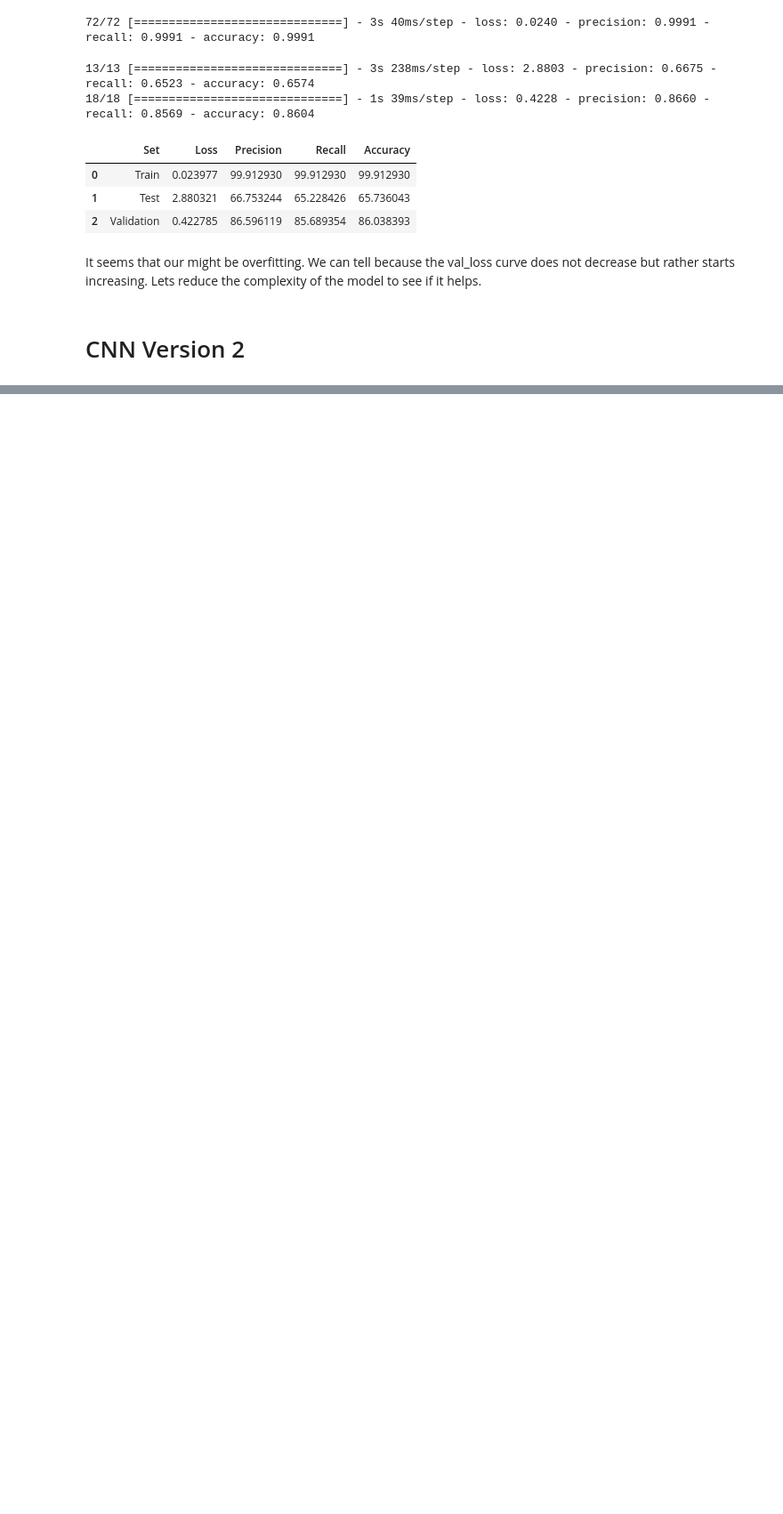
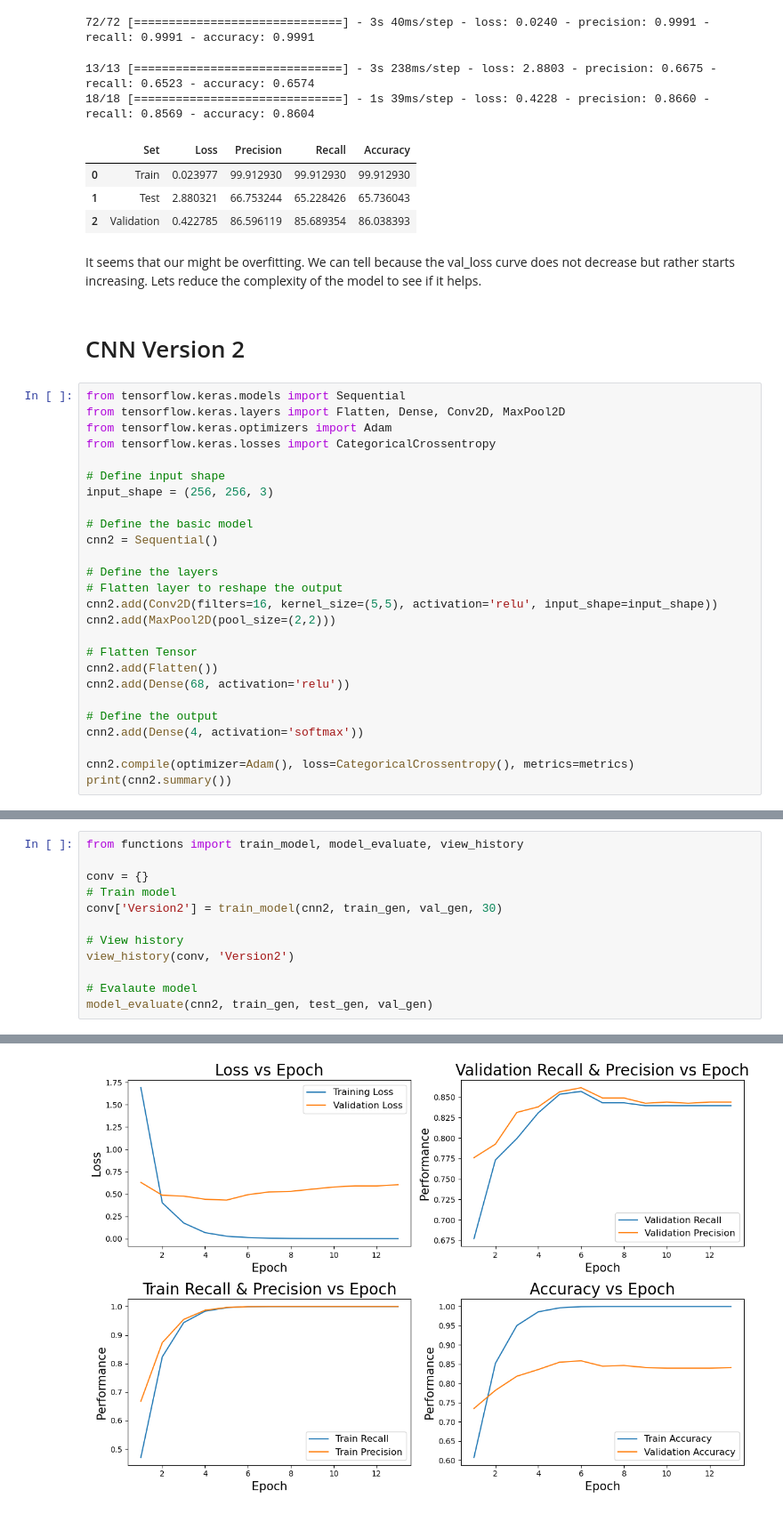
Before and after one commit to cristopher-d-delgado/brain_tumor_classification, a Jupyter notebook: notebook.ipynb, the cells around one changed output, grey strips where cells are left out. Shown: that part at 89% size. Saved outputs shown, nothing was run; the diff lists cells and outputs as text; blank space fills up the shorter version.

```diff
--- a/notebook.ipynb
+++ b/notebook.ipynb
@@ -289,3 +265,29 @@ Total training time: 42.906078577041626 seconds
 It seems that our might be overfitting. We can tell because the val_loss curve does not decrease but rather starts increasing. Lets reduce the complexity of the model to see if it helps.
 # %% [markdown]
 # CNN Version 2
+# %%
+from tensorflow.keras.models import Sequential
+from tensorflow.keras.layers import Flatten, Dense, Conv2D, MaxPool2D
+from tensorflow.keras.optimizers import Adam
+from tensorflow.keras.losses import CategoricalCrossentropy
+
+# Define input shape
+input_shape = (256, 256, 3)
+
+# Define the basic model
+cnn2 = Sequential()
+
+# Define the layers
+# Flatten layer to reshape the output
+cnn2.add(Conv2D(filters=16, kernel_size=(5,5), activation='relu', input_shape=input_shape))
+cnn2.add(MaxPool2D(pool_size=(2,2)))
+
+# Flatten Tensor
+cnn2.add(Flatten())
+cnn2.add(Dense(68, activation='relu'))
+
+# Define the output
+cnn2.add(Dense(4, activation='softmax'))
+
+cnn2.compile(optimizer=Adam(), loss=CategoricalCrossentropy(), metrics=metrics)
+print(cnn2.summary())
@@ -291,0 +312,13 @@ It seems that our might be overfitting. We can tell because the val_loss curve d
+# %%
+from functions import train_model, model_evaluate, view_history
+
+conv = {}
+# Train model
+conv['Version2'] = train_model(cnn2, train_gen, val_gen, 30)
+
+# View history
+view_history(conv, 'Version2')
+
+# Evalaute model
+model_evaluate(cnn2, train_gen, test_gen, val_gen)
+# %% [output]
@@ -291,0 +342 @@ It seems that our might be overfitting. We can tell because the val_loss curve d
+[figure, added]
```
Also changed, not shown: parts of 13 cells of this notebook.
